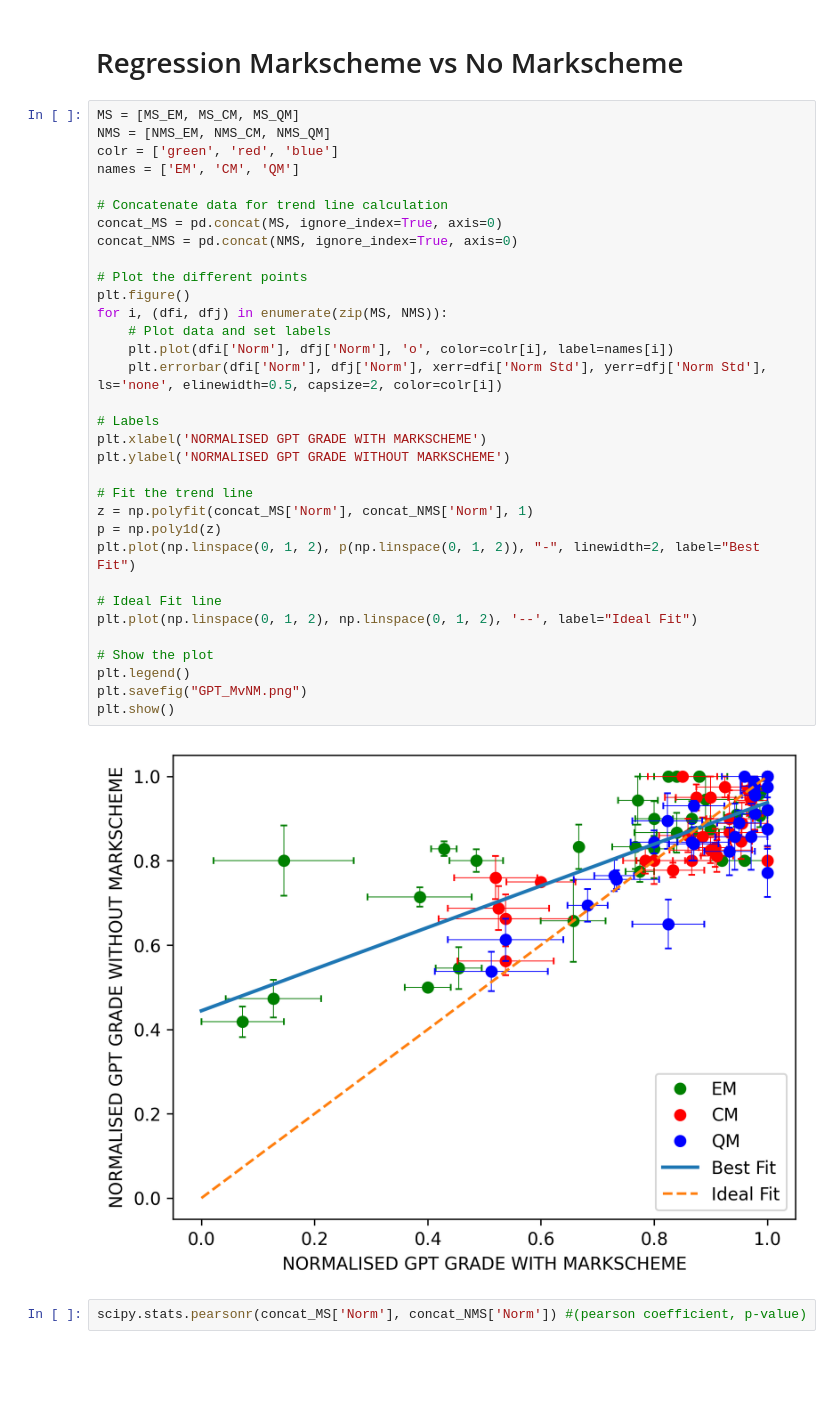
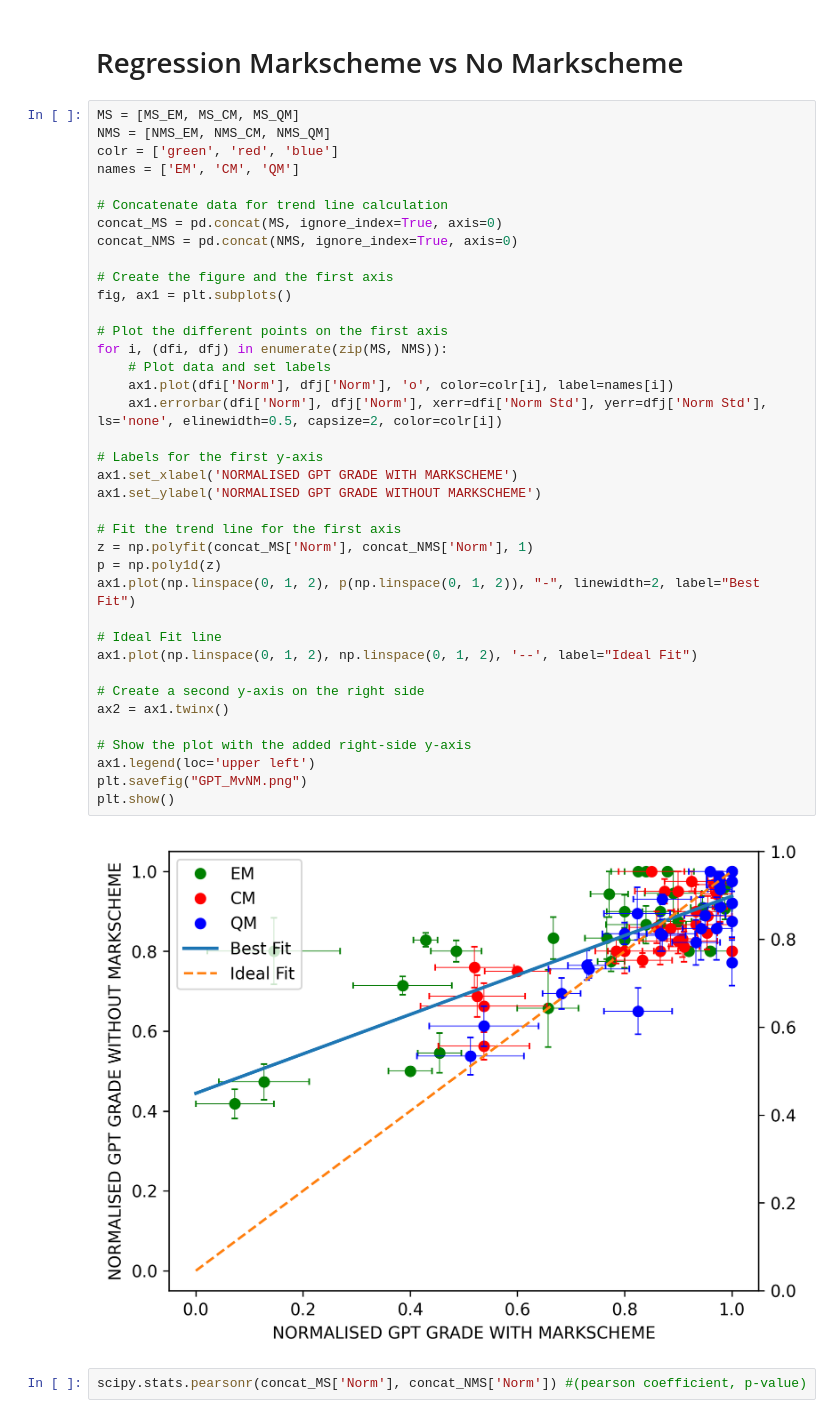
Before and after one commit to faraazakhtar185/LLM_Grader_Analysis, a Jupyter notebook: GPT4o Analysis.ipynb, the cells around one changed output. Saved outputs shown, nothing was run; the diff lists cells and outputs as text; blank space fills up the shorter version.

```diff
--- a/GPT4o Analysis.ipynb
+++ b/GPT4o Analysis.ipynb
@@ -119,38 +119,43 @@ NMS_EM
 # %%
 MS = [MS_EM, MS_CM, MS_QM]
 NMS = [NMS_EM, NMS_CM, NMS_QM]
 colr = ['green', 'red', 'blue']
 names = ['EM', 'CM', 'QM']
 
 # Concatenate data for trend line calculation
 concat_MS = pd.concat(MS, ignore_index=True, axis=0)
 concat_NMS = pd.concat(NMS, ignore_index=True, axis=0)
 
-# Plot the different points
-plt.figure()
+# Create the figure and the first axis
+fig, ax1 = plt.subplots()
+
+# Plot the different points on the first axis
 for i, (dfi, dfj) in enumerate(zip(MS, NMS)):
     # Plot data and set labels
-    plt.plot(dfi['Norm'], dfj['Norm'], 'o', color=colr[i], label=names[i])
-    plt.errorbar(dfi['Norm'], dfj['Norm'], xerr=dfi['Norm Std'], yerr=dfj['Norm Std'], ls='none', elinewidth=0.5, capsize=2, color=colr[i])
+    ax1.plot(dfi['Norm'], dfj['Norm'], 'o', color=colr[i], label=names[i])
+    ax1.errorbar(dfi['Norm'], dfj['Norm'], xerr=dfi['Norm Std'], yerr=dfj['Norm Std'], ls='none', elinewidth=0.5, capsize=2, color=colr[i])
 
-# Labels
-plt.xlabel('NORMALISED GPT GRADE WITH MARKSCHEME')
-plt.ylabel('NORMALISED GPT GRADE WITHOUT MARKSCHEME')
+# Labels for the first y-axis
+ax1.set_xlabel('NORMALISED GPT GRADE WITH MARKSCHEME')
+ax1.set_ylabel('NORMALISED GPT GRADE WITHOUT MARKSCHEME')
 
-# Fit the trend line
+# Fit the trend line for the first axis
 z = np.polyfit(concat_MS['Norm'], concat_NMS['Norm'], 1)
 p = np.poly1d(z)
-plt.plot(np.linspace(0, 1, 2), p(np.linspace(0, 1, 2)), "-", linewidth=2, label="Best Fit")
+ax1.plot(np.linspace(0, 1, 2), p(np.linspace(0, 1, 2)), "-", linewidth=2, label="Best Fit")
 
 # Ideal Fit line
-plt.plot(np.linspace(0, 1, 2), np.linspace(0, 1, 2), '--', label="Ideal Fit")
+ax1.plot(np.linspace(0, 1, 2), np.linspace(0, 1, 2), '--', label="Ideal Fit")
 
-# Show the plot
-plt.legend()
+# Create a second y-axis on the right side
+ax2 = ax1.twinx()
+
+# Show the plot with the added right-side y-axis
+ax1.legend(loc='upper left')
 plt.savefig("GPT_MvNM.png")
 plt.show()
 # %% [output]
-[figure, old version]
+[figure, new version]
 # %%
 scipy.stats.pearsonr(concat_MS['Norm'], concat_NMS['Norm']) #(pearson coefficient, p-value)
 # %% [output]
```
Also changed, not shown: parts of 4 cells of this notebook, 11 other files.
